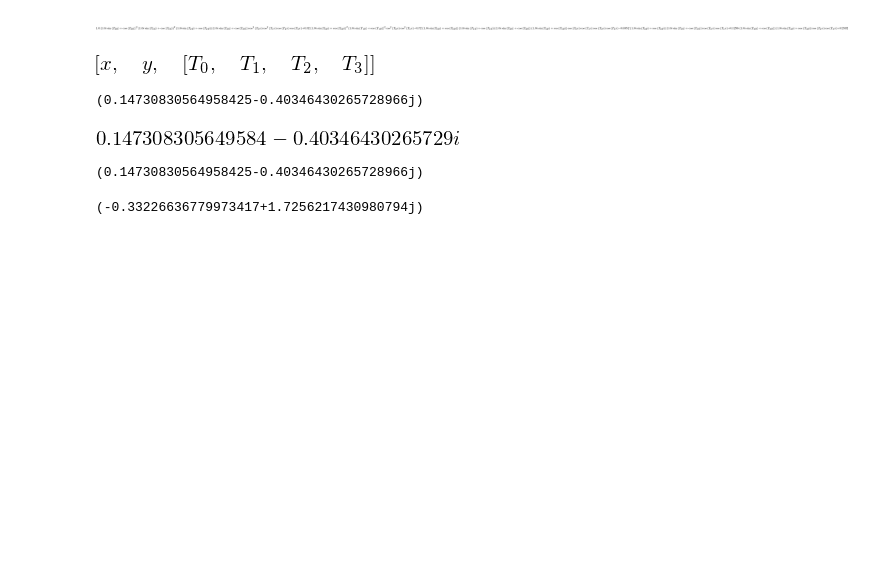
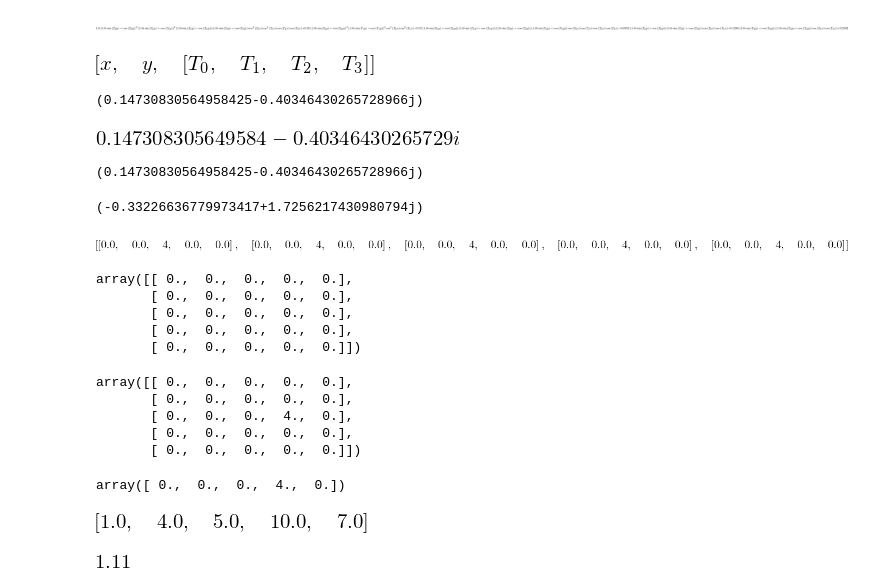
Before and after one commit to tabakg/potapov_interpolation, a Jupyter notebook: consolidated_taylor_perturbation.ipynb, the cells around one changed output. Saved outputs shown, nothing was run; the diff lists cells and outputs as text; code cells hidden in the pictures; blank space fills up the shorter version.

```diff
--- a/consolidated_taylor_perturbation.ipynb
+++ b/consolidated_taylor_perturbation.ipynb
@@ -121,3 +121,11 @@ get_real_imag_func(sp.diff(num2,z))(1,2,(3,4,5,6))
 def blah(args):
     for i in range(500):
         F(*args)
+# %%
+ls = [[0.]*5]*5
+# %%
+ls[1][2] = 4
+# %%
+ls
+# %% [output]
+[figure, added]
@@ -123,0 +134,8 @@ def blah(args):
+# %%
+ls2
+# %% [output]
+array([[ 0.,  0.,  0.,  0.,  0.],
+       [ 0.,  0.,  0.,  0.,  0.],
+       [ 0.,  0.,  0.,  0.,  0.],
+       [ 0.,  0.,  0.,  0.,  0.],
+       [ 0.,  0.,  0.,  0.,  0.]])
@@ -124 +144,13 @@ def blah(args):
+# %%
+ls2
+# %% [output]
+array([[ 0.,  0.,  0.,  0.,  0.],
+       [ 0.,  0.,  0.,  0.,  0.],
+       [ 0.,  0.,  0.,  4.,  0.],
+       [ 0.,  0.,  0.,  0.,  0.],
+       [ 0.,  0.,  0.,  0.,  0.]])
+# %%
+ls2[2]
+# %% [output]
+array([ 0.,  0.,  0.,  4.,  0.])
 # %%
@@ -127,0 +158,8 @@ blah(args)
+# %%
+map(sum,zip(ls2[2],delays))
+# %% [output]
+[figure, added]
+# %%
+round(1.111111,2)
+# %% [output]
+[figure, added]
```
Also changed, not shown: parts of 4 cells of this notebook, 4 other files.
